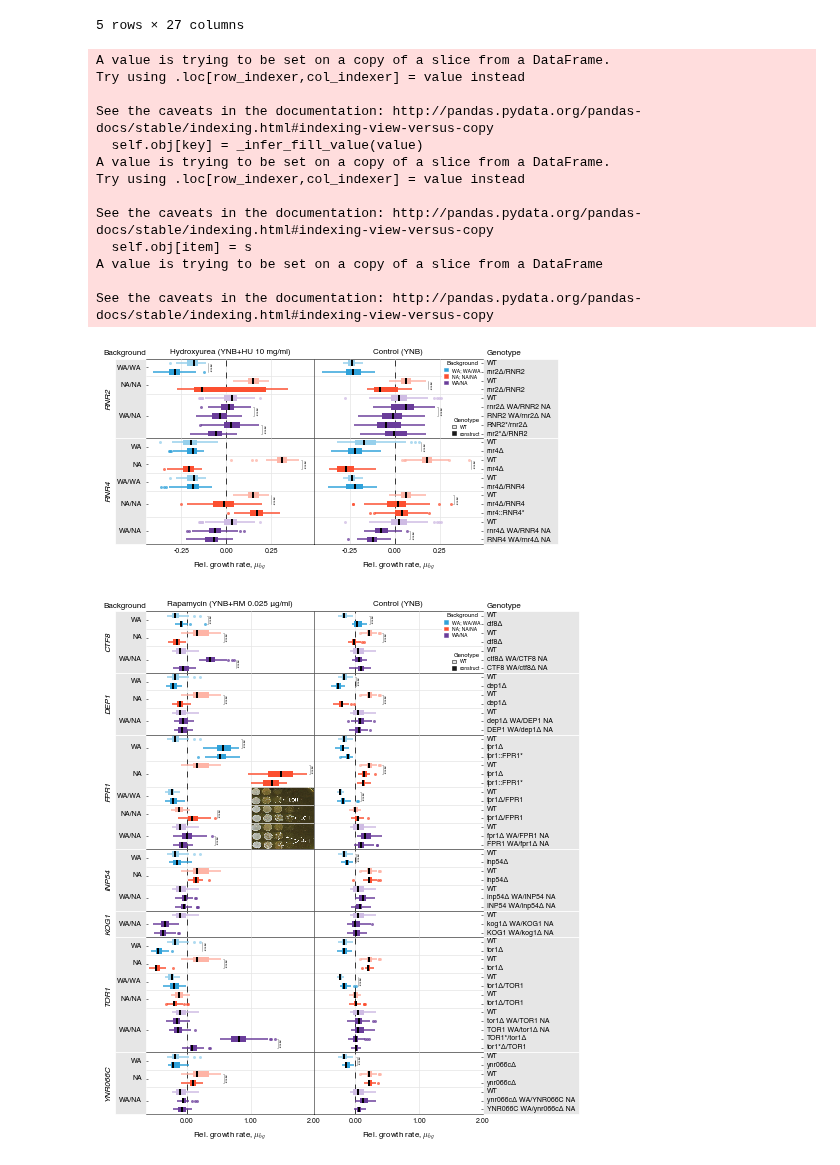
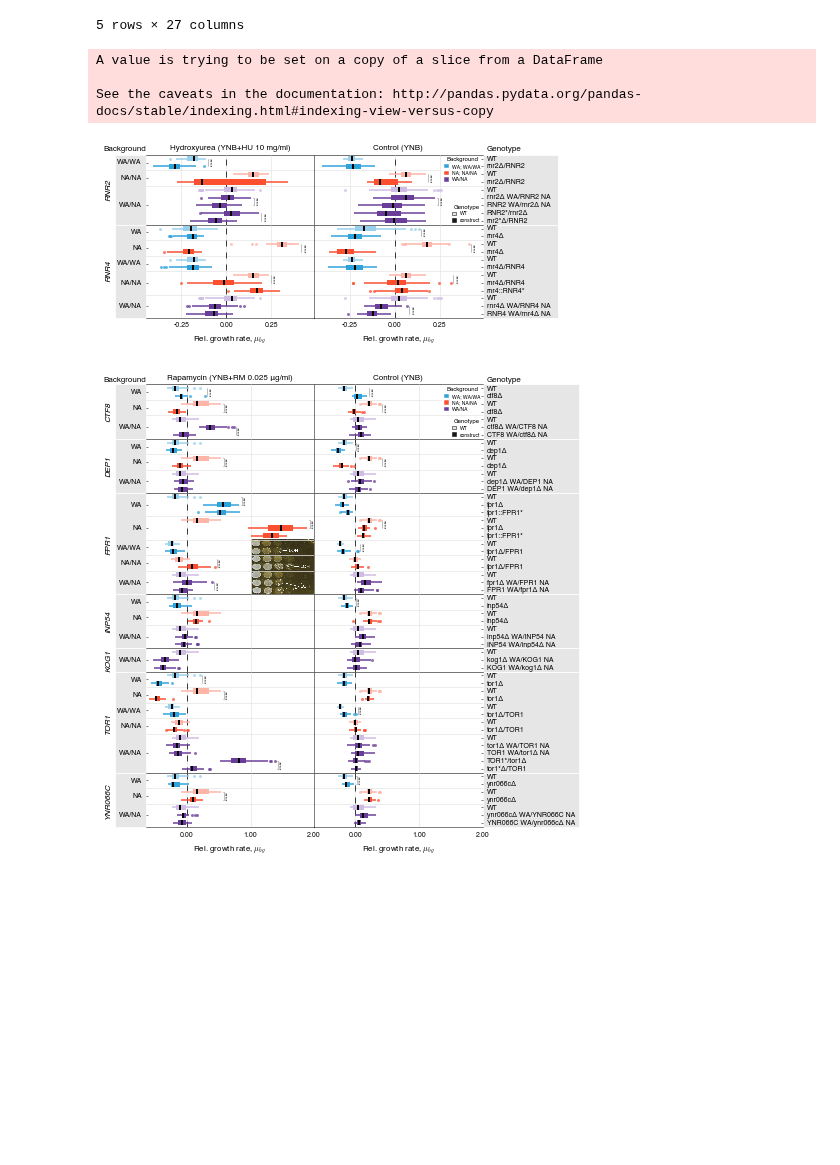
Before and after one commit to ivazquez/clonal-heterogeneity, a Jupyter notebook: src/supp_figure_pheno_constructs.ipynb, the cells around one changed output. Drawn from its saved outputs; the diff is of its cells as text; code cells hidden in the pictures; blank space fills up the shorter version.

```diff
--- a/src/supp_figure_pheno_constructs.ipynb
+++ b/src/supp_figure_pheno_constructs.ipynb
@@ -134,7 +137,7 @@ for (ii, ((env_evo), gph1)) in enumerate(pheno_df.groupby(['selection'])):
     nrows=len(gph1.groupby(['background','gene','genotype_long']))
     ncols=len(gph1.groupby(['environment']))
 
-    height, width = np.array([nrows*0.125, ncols*3], dtype=float)
+    height, width = np.array([nrows*0.11, ncols*3], dtype=float)
 
     fig = plt.figure(figsize=(width, height), dpi=300)
 
@@ -172,13 +175,18 @@ for (ii, ((env_evo), gph1)) in enumerate(pheno_df.groupby(['selection'])):
             .unstack(['background','genotype_long'])
 
             # boxplot
-            bp = gph3.plot(ax=ax1, kind='box', widths=0.65, vert=False, return_type='dict',
+            bp = gph3.plot(ax=ax1,
+                           kind='box',
+                           widths=0.65,
+                           vert=False,
+                           return_type='dict',
                            labels=gph3.columns.get_level_values('background'))
 
             colors = [config.construct_background['color']['wt'][b] if g=='WT' \
                       else config.construct_background['color']['mut'][b] \
                       for b,g in zip(gph3.columns.get_level_values('background'),\
                                      gph3.columns.get_level_values('genotype_long'))]
+
             plot.boxplot_custom(bp, ax1, colors=colors, hatches=['']*30)
 
             for ll, x in enumerate(gph3.columns):
@@ -330,42 +338,32 @@ for (ii, ((env_evo), gph1)) in enumerate(pheno_df.groupby(['selection'])):
                     ax1.spines['right'].set_visible(False)
                     patch = patches.Rectangle((1,0), width=.575, height=1,
                                               linewidth=.75, facecolor='0.9', edgecolor='w',
                                               transform=transform, zorder=0)
                     patch.set_clip_on(False)
             ax1.add_patch(patch)
             patch.set_clip_on(False)
 
         # tweak axes
         for ax in fig.get_axes():
             ax.spines['top'].set_visible(True)
             ax.spines['bottom'].set_visible(True)
 
             ax.xaxis.label.set_size(8)
             ax.yaxis.label.set_size(8)
             ax.tick_params(axis='x', which='both', size=0, labelsize=7)
             ax.tick_params(axis='y', which='major', size=2, labelsize=7)
             ax.tick_params(axis='y', which='minor', size=2, labelsize=7)
             for sp in ax.spines.values():
                 sp.set(color='k', linewidth=.5, linestyle='-')
 
     fig.savefig(dir_supp+'figures/supp_figure_pheno_constructs/supp_figure_pheno_constructs_%s.png' % env_evo,
                 dpi=300, bbox_inches='tight')
     fig.savefig(dir_supp+'figures/supp_figure_pheno_constructs/supp_figure_pheno_constructs_%s.svg' % env_evo,
                 dpi=300, bbox_inches='tight')
 plt.show()
 # %% [output]
-A value is trying to be set on a copy of a slice from a DataFrame.
-Try using .loc[row_indexer,col_indexer] = value instead
-
-See the caveats in the documentation: http://pandas.pydata.org/pandas-docs/stable/indexing.html#indexing-view-versus-copy
-  self.obj[key] = _infer_fill_value(value)
-A value is trying to be set on a copy of a slice from a DataFrame.
-Try using .loc[row_indexer,col_indexer] = value instead
-
-See the caveats in the documentation: http://pandas.pydata.org/pandas-docs/stable/indexing.html#indexing-view-versus-copy
-  self.obj[item] = s
 A value is trying to be set on a copy of a slice from a DataFrame
 
 See the caveats in the documentation: http://pandas.pydata.org/pandas-docs/stable/indexing.html#indexing-view-versus-copy
-[figure, old version]
+[figure, new version]
-[figure, old version]
+[figure, new version]
```
Also changed, not shown: parts of 2 cells of this notebook, 3 other files.
